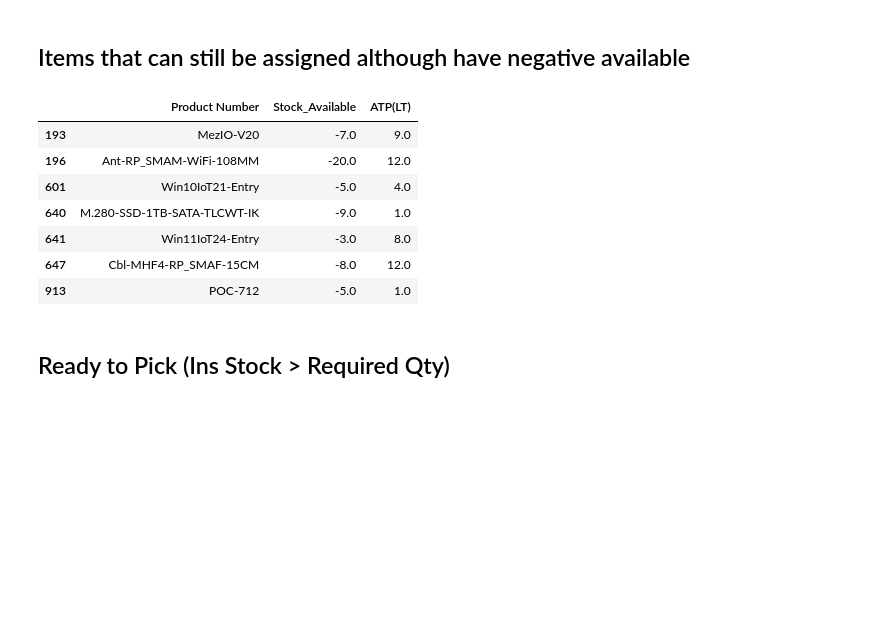
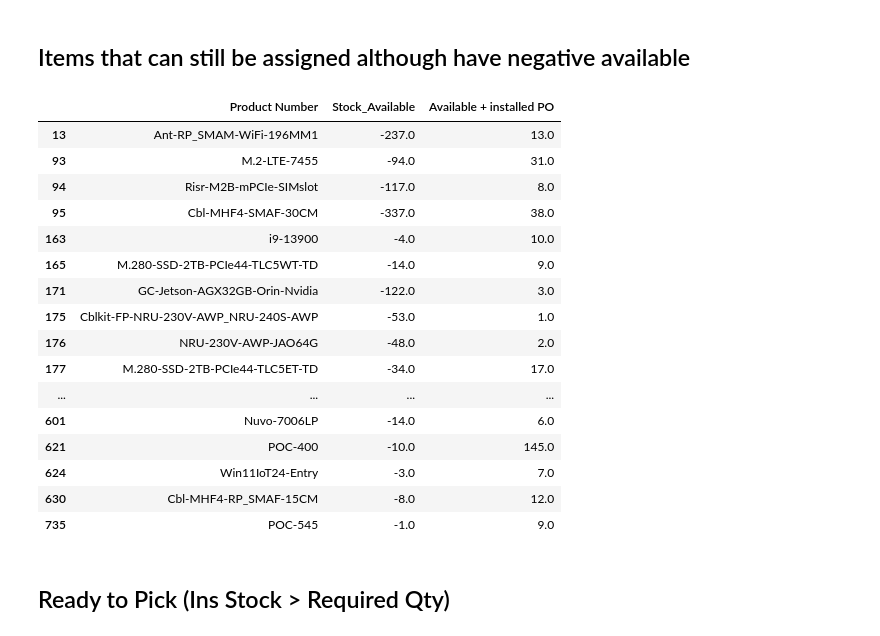
Before and after one commit to playoung2818/ERP_System, a Jupyter notebook: ERP_Dashboard.ipynb, the cells around one changed output. Cells and saved outputs as stored; diff of their text form; code cells hidden in the pictures; blank space fills up the shorter version.

```diff
--- a/ERP_Dashboard.ipynb
+++ b/ERP_Dashboard.ipynb
@@ -129,18 +137,27 @@ Nuvo-8034-i7HC-65W-32GB-MX  Nuvo-8034-i7HC-65W-32GB-MX..Intel 8th/9th-Gen Core i
 # %% [markdown]
 ## Items that can still be assigned although have negative available
 # %%
-filtered_df1 = ERP_df[(ERP_df['Stock_Available'] < 0) & (ERP_df['ATP(LT)'] > 0)]
+filtered_df1 = ERP_df[(ERP_df['Stock_Available'] < 0) & (ERP_df['Available + installed PO'] > 0)]
 unique_parts_df = filtered_df1.drop_duplicates(subset=['Product Number'])
-unique_parts_df[['Product Number', 'Stock_Available', 'ATP(LT)']]
+unique_parts_df[['Product Number', 'Stock_Available', 'Available + installed PO']]
 # %% [output]
-|  | Product Number | Stock_Available | ATP(LT) |
-| 193 | MezIO-V20 | -7.0 | 9.0 |
-| 196 | Ant-RP_SMAM-WiFi-108MM | -20.0 | 12.0 |
-| 601 | Win10IoT21-Entry | -5.0 | 4.0 |
-| 640 | M.280-SSD-1TB-SATA-TLCWT-IK | -9.0 | 1.0 |
-| 641 | Win11IoT24-Entry | -3.0 | 8.0 |
-| 647 | Cbl-MHF4-RP_SMAF-15CM | -8.0 | 12.0 |
-| 913 | POC-712 | -5.0 | 1.0 |
+|  | Product Number | Stock_Available | Available + installed PO |
+| 13 | Ant-RP_SMAM-WiFi-196MM1 | -237.0 | 13.0 |
+| 93 | M.2-LTE-7455 | -94.0 | 31.0 |
+| 94 | Risr-M2B-mPCIe-SIMslot | -117.0 | 8.0 |
+| 95 | Cbl-MHF4-SMAF-30CM | -337.0 | 38.0 |
+| 163 | i9-13900 | -4.0 | 10.0 |
+| 165 | M.280-SSD-2TB-PCIe44-TLC5WT-TD | -14.0 | 9.0 |
+| 171 | GC-Jetson-AGX32GB-Orin-Nvidia | -122.0 | 3.0 |
+| 175 | Cblkit-FP-NRU-230V-AWP_NRU-240S-AWP | -53.0 | 1.0 |
+| 176 | NRU-230V-AWP-JAO64G | -48.0 | 2.0 |
+| 177 | M.280-SSD-2TB-PCIe44-TLC5ET-TD | -34.0 | 17.0 |
+| ... | ... | ... | ... |
+| 601 | Nuvo-7006LP | -14.0 | 6.0 |
+| 621 | POC-400 | -10.0 | 145.0 |
+| 624 | Win11IoT24-Entry | -3.0 | 7.0 |
+| 630 | Cbl-MHF4-RP_SMAF-15CM | -8.0 | 12.0 |
+| 735 | POC-545 | -1.0 | 9.0 |
 # %% [markdown]
 ## Ready to Pick (Ins Stock > Required Qty)
 # %%
```
Also changed, not shown: parts of 2 cells of this notebook, 1 other file.
